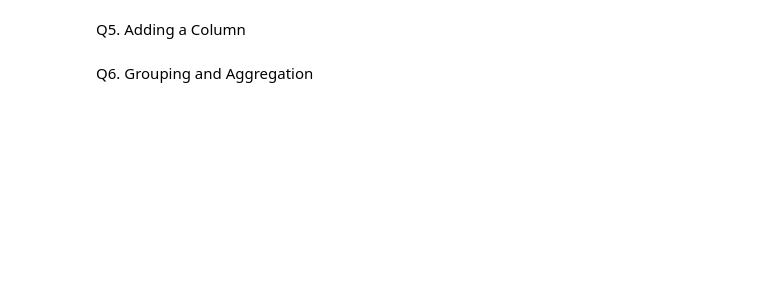
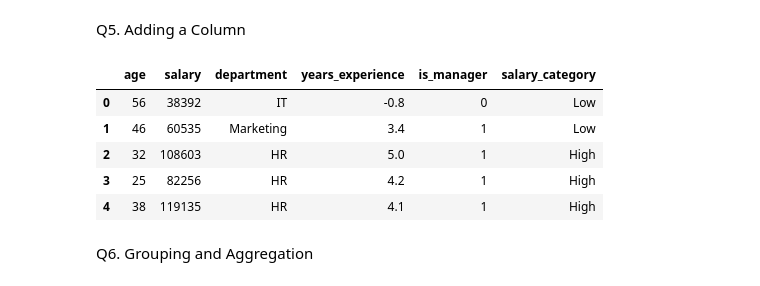
Before and after one commit to Infosys-intern-program-nov25-batch/ai_vision_extract, a Jupyter notebook: milestone_1/week_1/Day_4/pandas_and_numpy.ipynb, the cells around one changed output. Drawn from its saved outputs; the diff is of its cells as text; code cells hidden in the pictures; blank space fills up the shorter version.

```diff
--- a/milestone_1/week_1/Day_4/pandas_and_numpy.ipynb
+++ b/milestone_1/week_1/Day_4/pandas_and_numpy.ipynb
@@ -206,4 +280,14 @@ Q4. Filtering and Indexing Rows
 # %% [markdown]
 Q5. Adding a Column
+# %%
+df['salary_category'] = np.where(df['salary'] > 70000, 'High', 'Low')
+df.head()
+# %% [output]
+|  | age | salary | department | years_experience | is_manager | salary_category |
+| 0 | 56 | 38392 | IT | -0.8 | 0 | Low |
+| 1 | 46 | 60535 | Marketing | 3.4 | 1 | Low |
+| 2 | 32 | 108603 | HR | 5.0 | 1 | High |
+| 3 | 25 | 82256 | HR | 4.2 | 1 | High |
+| 4 | 38 | 119135 | HR | 4.1 | 1 | High |
 # %% [markdown]
 Q6. Grouping and Aggregation
```
Also changed, not shown: parts of 15 cells of this notebook, 1 other file.
